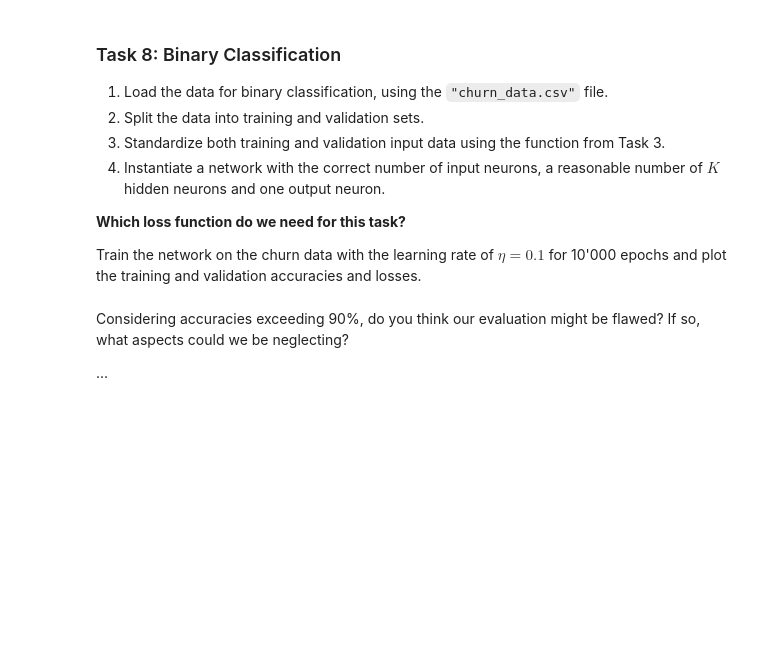
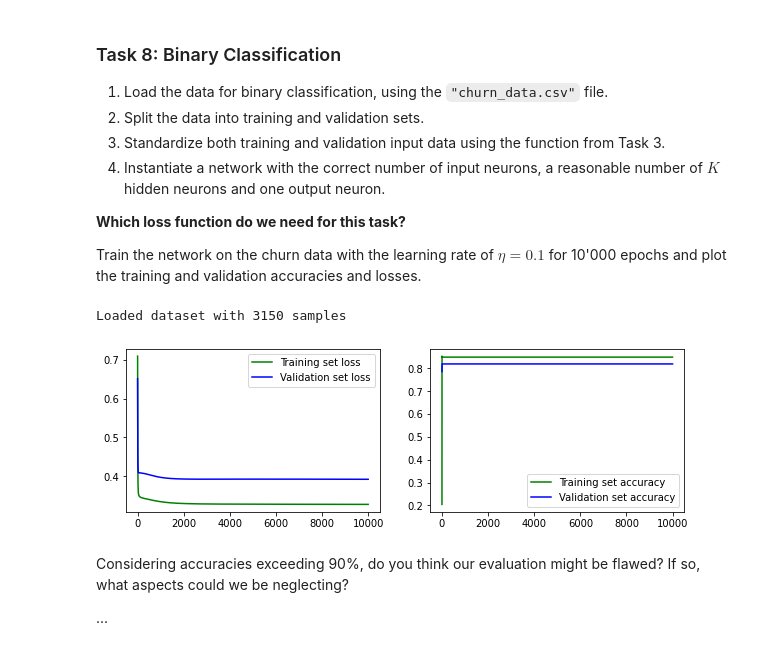
Before and after one commit to gparri610/Deep-Learning-FS24, a Jupyter notebook: DL-Assignment05.ipynb, the cells around one changed output. Saved outputs shown, nothing was run; the diff lists cells and outputs as text; code cells hidden in the pictures; blank space fills up the shorter version.

```diff
--- a/DL-Assignment05.ipynb
+++ b/DL-Assignment05.ipynb
@@ -119,8 +119,8 @@ assert T.shape[1] == 1, T.shape[1]
 assert torch.all(T >= 0) and torch.all(T <= 1)
 assert T.dtype == torch.float
 
-# X, T = dataset("winequality-red.csv",";")
+X, T = dataset("winequality-red.csv",";")
 
-# assert X.shape[1] == 11, X.shape[1]
-# assert torch.all(T >= 0) and torch.all(T <= 5)
-# assert T.dtype == torch.long
+assert X.shape[1] == 11, X.shape[1]
+assert torch.all(T >= 0) and torch.all(T <= 5)
+assert T.dtype == torch.long
@@ -269,8 +273,10 @@ def train(X_train, X_val, T_train, T_val, D, K, O, network, loss):
     # for x,t in zip(X_train, T_train):
     # ... compute network output on training data
     z = network(X_train)
-    y = torch.sigmoid(z)
-    # y_hat = torch.where(y >= 0.5, torch.ones_like(y), torch.zeros_like(y))
+    if O == 1:
+      y = torch.sigmoid(z)
+    else:
+      y = torch.softmax(z, dim=1)
     # ... compute loss from network output and target data
     loss_val = loss(y,T_train)
     # ... perform parameter update
@@ -278,22 +284,24 @@ def train(X_train, X_val, T_train, T_val, D, K, O, network, loss):
     loss_val.backward()
     optimizer.step()
     # ... remember loss
-    train_loss.append([loss_val.item()])
+    train_loss.append(loss_val.item())
     # ... compute training set accuracy
-    train_acc.append([accuracy(z,T_train)])
+    train_acc.append(accuracy(z,T_train))
     # test on validation data
     with torch.no_grad():
       # ... compute network output on validation data
       # for x,t in zip(X_val, T_val):
       z_val = network(X_val)
-      y_val = torch.sigmoid(z_val)
-      # y_val_hat = torch.where(y_val >= 0.5, torch.ones_like(y_val), torch.zeros_like(y_val))
+      if O == 1:
+        y_val = torch.sigmoid(z_val)
+      else:
+        y_val = torch.softmax(z_val, dim=1)
       # ... compute loss from network output and target data
       loss_val = loss(y_val,T_val)
       # ... remember loss
-      val_loss.append([loss_val.item()])
+      val_loss.append(loss_val.item())
       # ... compute validation set accuracy
-      val_acc.append([accuracy(z_val,T_val)])
+      val_acc.append(accuracy(z_val,T_val))
 
   # return the four lists of losses and accuracies
   return train_loss, train_acc, val_loss, val_acc
@@ -343,23 +351,26 @@ Train the network on the churn data with the learning rate of **$\eta=0.1$** for
 # %%
 # define loss function
 loss = torch.nn.BCELoss()
 # load dataset
 X, T = dataset("churn_data.csv",",")
 # split dataset
 X_train, T_train, X_val, T_val = split_training_data(X,T)
 # standardize input data
 X_train, X_val = standardize(X_train, X_val)
 # initiate the network
 D = X_train.shape[1]
-K = 50
+K = 15
 O = 1
 network = Network(D, K, O)
 
 # train network on our data
 results = train(X_train, X_val, T_train, T_val,D, K, O, network, loss)
 
 # plot the results
 plot(results[0], results[1], results[2], results[3])
+# %% [output]
+Loaded dataset with 3150 samples
+[figure, added]
 # %% [markdown]
 Considering accuracies exceeding 90%, do you think our evaluation might be flawed? If so, what aspects could we be neglecting?
 
```
Also changed, not shown: parts of 6 cells of this notebook.
